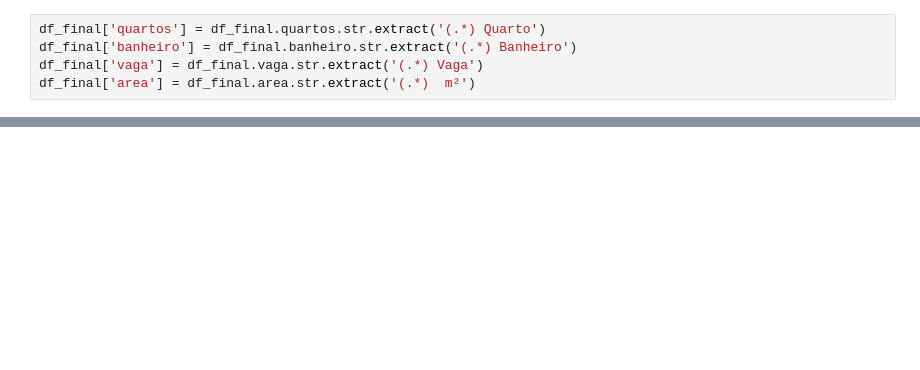
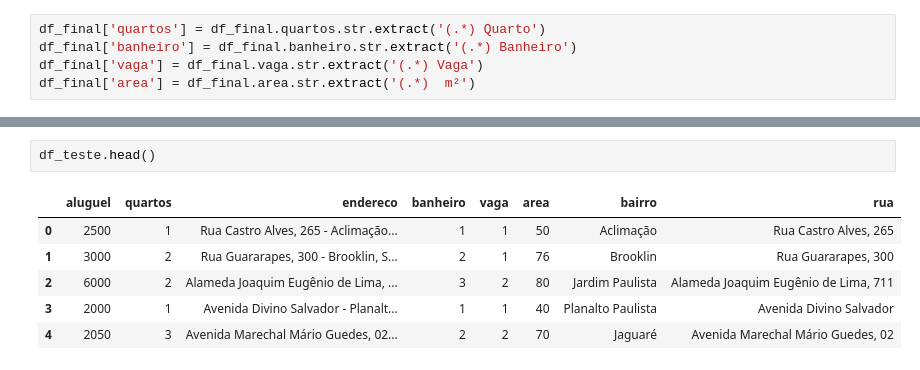
Before and after one commit to robsonbfreitas/CalculadoraDeAluguel, a Jupyter notebook: TratamentoDados.ipynb, the cells around one changed output, grey strips where cells are left out. Saved outputs shown, nothing was run; the diff lists cells and outputs as text; blank space fills up the shorter version.

```diff
--- a/TratamentoDados.ipynb
+++ b/TratamentoDados.ipynb
@@ -151,0 +184,9 @@ df_final.head()
+# %%
+df_teste.head()
+# %% [output]
+|  | aluguel | quartos | endereco | banheiro | vaga | area | bairro | rua |
+| 0 | 2500 | 1 | Rua Castro Alves, 265 - Aclimação... | 1 | 1 | 50 | Aclimação | Rua Castro Alves, 265 |
+| 1 | 3000 | 2 | Rua Guararapes, 300 - Brooklin, S... | 2 | 1 | 76 | Brooklin | Rua Guararapes, 300 |
+| 2 | 6000 | 2 | Alameda Joaquim Eugênio de Lima, ... | 3 | 2 | 80 | Jardim Paulista | Alameda Joaquim Eugênio de Lima, 711 |
+| 3 | 2000 | 1 | Avenida Divino Salvador - Planalt... | 1 | 1 | 40 | Planalto Paulista | Avenida Divino Salvador |
+| 4 | 2050 | 3 | Avenida Marechal Mário Guedes, 02... | 2 | 2 | 70 | Jaguaré | Avenida Marechal Mário Guedes, 02 |
```
Also changed, not shown: parts of 5 cells of this notebook.
